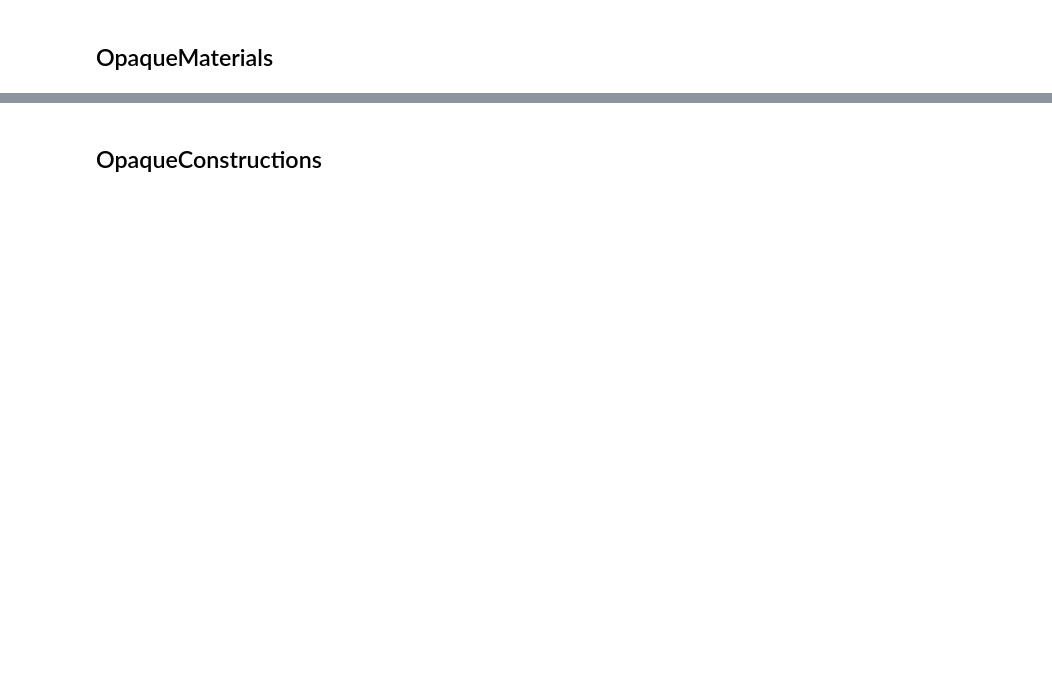
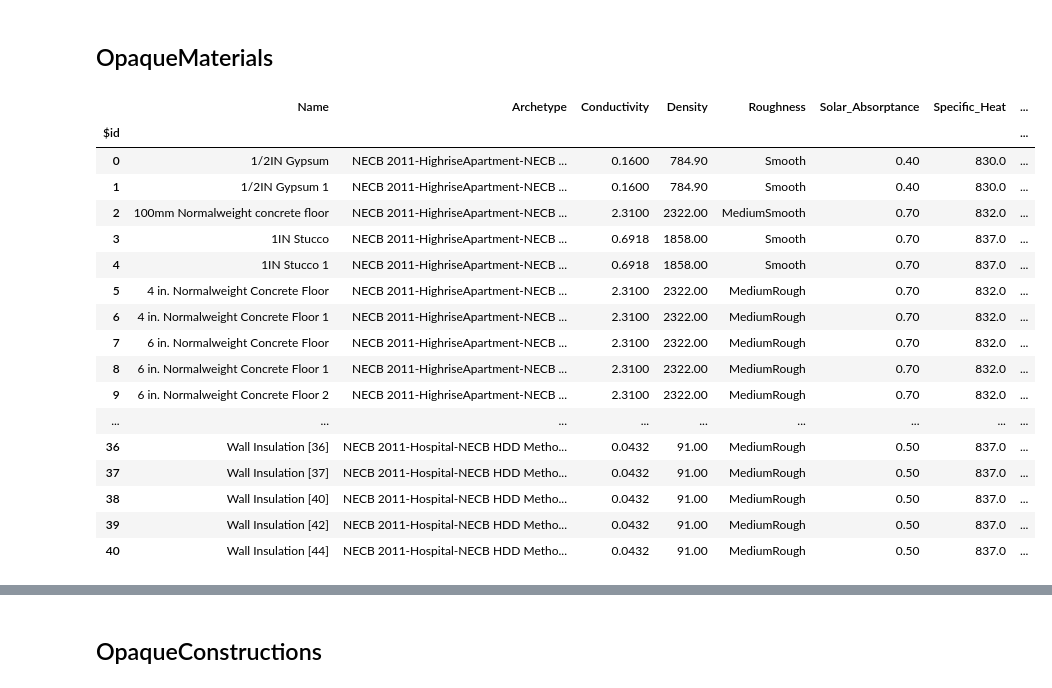
Before and after one commit to samuelduchesne/archetypal, a Jupyter notebook: notebooks/IDF-OSM Read.ipynb, the cells around one changed output, grey strips where cells are left out. Cells and saved outputs as stored; diff of their text form; code cells hidden in the pictures; blank space fills up the shorter version.

```diff
--- a/notebooks/IDF-OSM Read.ipynb
+++ b/notebooks/IDF-OSM Read.ipynb
@@ -36,0 +33,2 @@ for file in files:
+# %%
+idfs = pu.load_idf(files, openstudio_version='2.6.0')
@@ -151,6 +247,25 @@ GlazingMaterials.iloc[14]
 ## OpaqueMaterials
 # %%
 # MASS
-MaterialsMass = pu.parse_idfs(idfs, 'MATERIAL', keys)
+MaterialsMass = pu.object_from_idfs(idfs, 'MATERIAL', keys)
 MaterialsMass
+# %% [output]
+|  | Name | Archetype | Conductivity | Density | Roughness | Solar_Absorptance | Specific_Heat | ... |
+| $id |  |  |  |  |  |  |  | ... |
+| 0 | 1/2IN Gypsum | NECB 2011-HighriseApartment-NECB ... | 0.1600 | 784.90 | Smooth | 0.40 | 830.0 | ... |
+| 1 | 1/2IN Gypsum 1 | NECB 2011-HighriseApartment-NECB ... | 0.1600 | 784.90 | Smooth | 0.40 | 830.0 | ... |
+| 2 | 100mm Normalweight concrete floor | NECB 2011-HighriseApartment-NECB ... | 2.3100 | 2322.00 | MediumSmooth | 0.70 | 832.0 | ... |
+| 3 | 1IN Stucco | NECB 2011-HighriseApartment-NECB ... | 0.6918 | 1858.00 | Smooth | 0.70 | 837.0 | ... |
+| 4 | 1IN Stucco 1 | NECB 2011-HighriseApartment-NECB ... | 0.6918 | 1858.00 | Smooth | 0.70 | 837.0 | ... |
+| 5 | 4 in. Normalweight Concrete Floor | NECB 2011-HighriseApartment-NECB ... | 2.3100 | 2322.00 | MediumRough | 0.70 | 832.0 | ... |
+| 6 | 4 in. Normalweight Concrete Floor 1 | NECB 2011-HighriseApartment-NECB ... | 2.3100 | 2322.00 | MediumRough | 0.70 | 832.0 | ... |
+| 7 | 6 in. Normalweight Concrete Floor | NECB 2011-HighriseApartment-NECB ... | 2.3100 | 2322.00 | MediumRough | 0.70 | 832.0 | ... |
+| 8 | 6 in. Normalweight Concrete Floor 1 | NECB 2011-HighriseApartment-NECB ... | 2.3100 | 2322.00 | MediumRough | 0.70 | 832.0 | ... |
+| 9 | 6 in. Normalweight Concrete Floor 2 | NECB 2011-HighriseApartment-NECB ... | 2.3100 | 2322.00 | MediumRough | 0.70 | 832.0 | ... |
+| ... | ... | ... | ... | ... | ... | ... | ... | ... |
+| 36 | Wall Insulation [36] | NECB 2011-Hospital-NECB HDD Metho... | 0.0432 | 91.00 | MediumRough | 0.50 | 837.0 | ... |
+| 37 | Wall Insulation [37] | NECB 2011-Hospital-NECB HDD Metho... | 0.0432 | 91.00 | MediumRough | 0.50 | 837.0 | ... |
+| 38 | Wall Insulation [40] | NECB 2011-Hospital-NECB HDD Metho... | 0.0432 | 91.00 | MediumRough | 0.50 | 837.0 | ... |
+| 39 | Wall Insulation [42] | NECB 2011-Hospital-NECB HDD Metho... | 0.0432 | 91.00 | MediumRough | 0.50 | 837.0 | ... |
+| 40 | Wall Insulation [44] | NECB 2011-Hospital-NECB HDD Metho... | 0.0432 | 91.00 | MediumRough | 0.50 | 837.0 | ... |
 # %%
```
Also changed, not shown: parts of 72 cells of this notebook.
